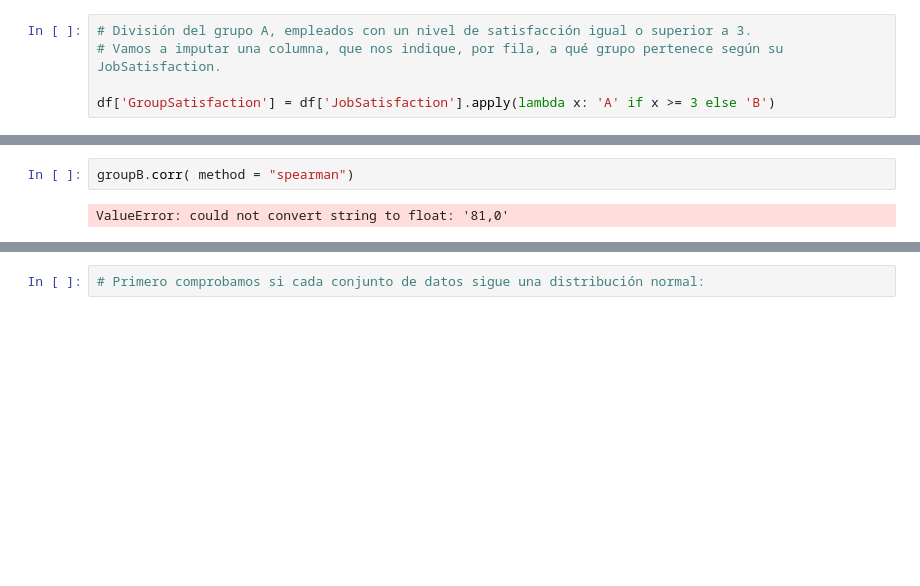
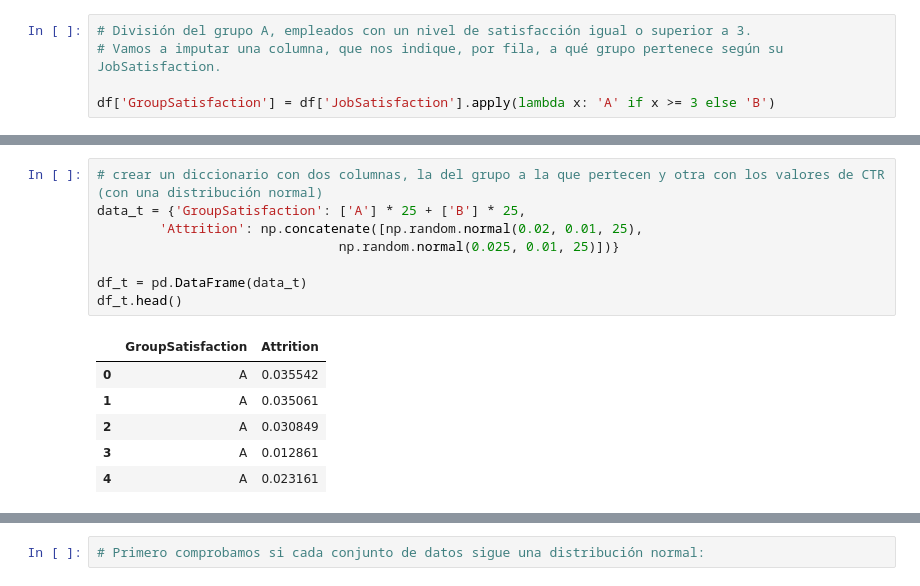
Before and after one commit to luzmarinahg/proyecto_eda_adalab, a Jupyter notebook: FASE 4.ipynb, the cells around one changed output, grey strips where cells are left out. Saved outputs shown, nothing was run; the diff lists cells and outputs as text; blank space fills up the shorter version.

```diff
--- a/FASE 4.ipynb
+++ b/FASE 4.ipynb
@@ -193,4 +128,15 @@ groupB.sample(2)
-# %%
-groupB.corr( method = "spearman")
-# %% [output]
-ValueError: could not convert string to float: '81,0'
+# %%
+# crear un diccionario con dos columnas, la del grupo a la que pertecen y otra con los valores de CTR (con una distribución normal)
+data_t = {'GroupSatisfaction': ['A'] * 25 + ['B'] * 25,
+        'Attrition': np.concatenate([np.random.normal(0.02, 0.01, 25),
+                               np.random.normal(0.025, 0.01, 25)])}
+
+df_t = pd.DataFrame(data_t)
+df_t.head()
+# %% [output]
+|  | GroupSatisfaction | Attrition |
+| 0 | A | 0.035542 |
+| 1 | A | 0.035061 |
+| 2 | A | 0.030849 |
+| 3 | A | 0.012861 |
+| 4 | A | 0.023161 |
```
Also changed, not shown: parts of 21 cells of this notebook.
